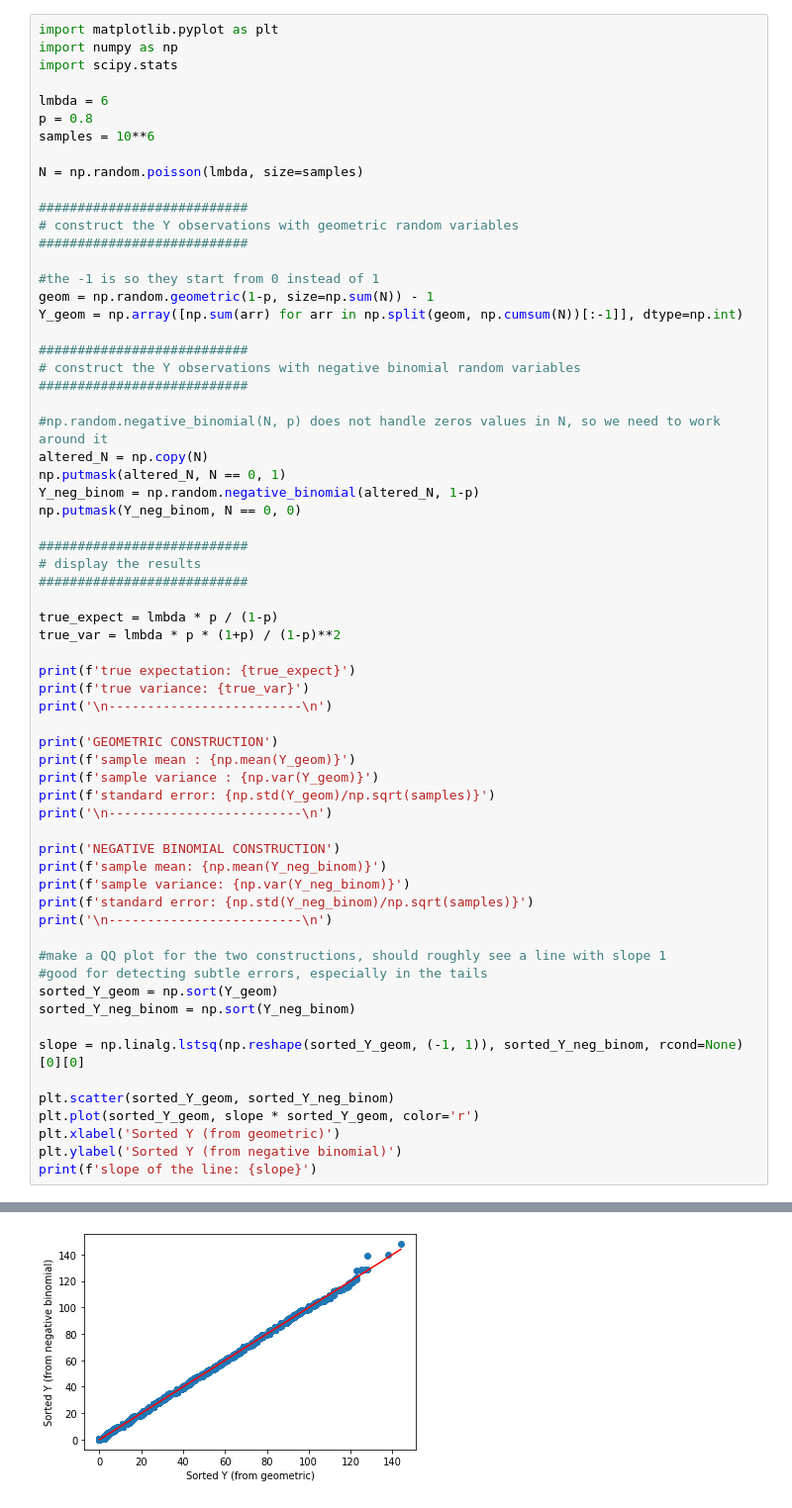
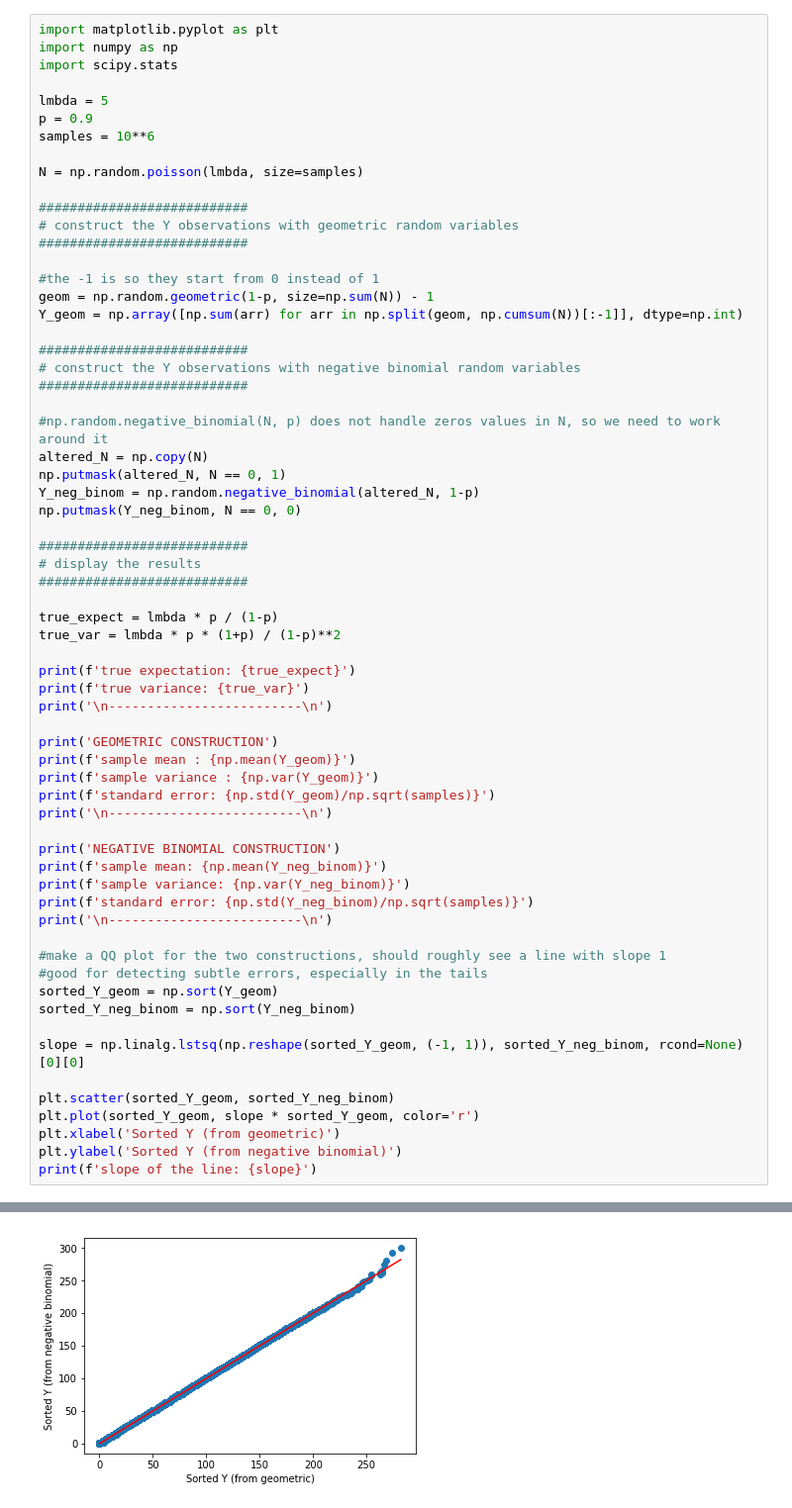
Before and after one commit to kehlert/compound_poisson_mle, a Jupyter notebook: compound_poisson_mle.ipynb, the cells around one changed output, grey strips where cells are left out. Shown: that part at 99% size. Saved outputs shown, nothing was run; the diff lists cells and outputs as text.

```diff
--- a/compound_poisson_mle.ipynb
+++ b/compound_poisson_mle.ipynb
@@ -54,8 +54,8 @@ import matplotlib.pyplot as plt
 import numpy as np
 import scipy.stats
 
-lmbda = 6
-p = 0.8
+lmbda = 5
+p = 0.9
 samples = 10**6
 
 N = np.random.poisson(lmbda, size=samples)
@@ -137 +137 @@ slope of the line: 0.9997964326603934
-[figure, old version]
+[figure, new version]
```
Also changed, not shown: parts of 5 cells of this notebook.
